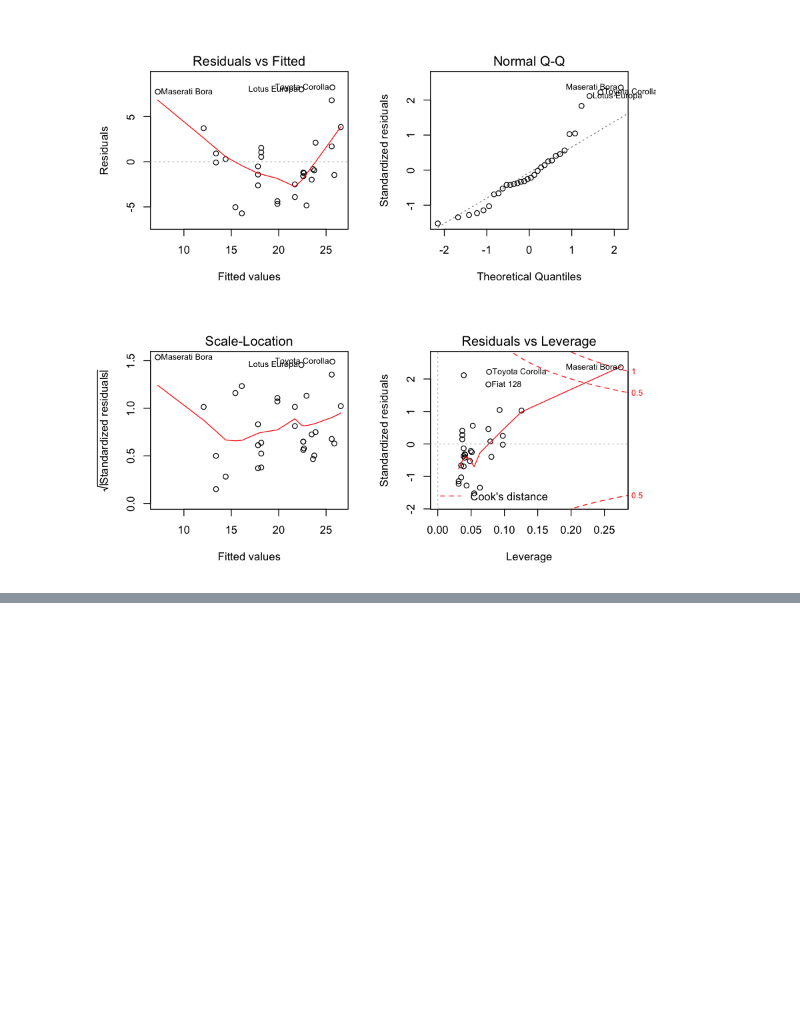
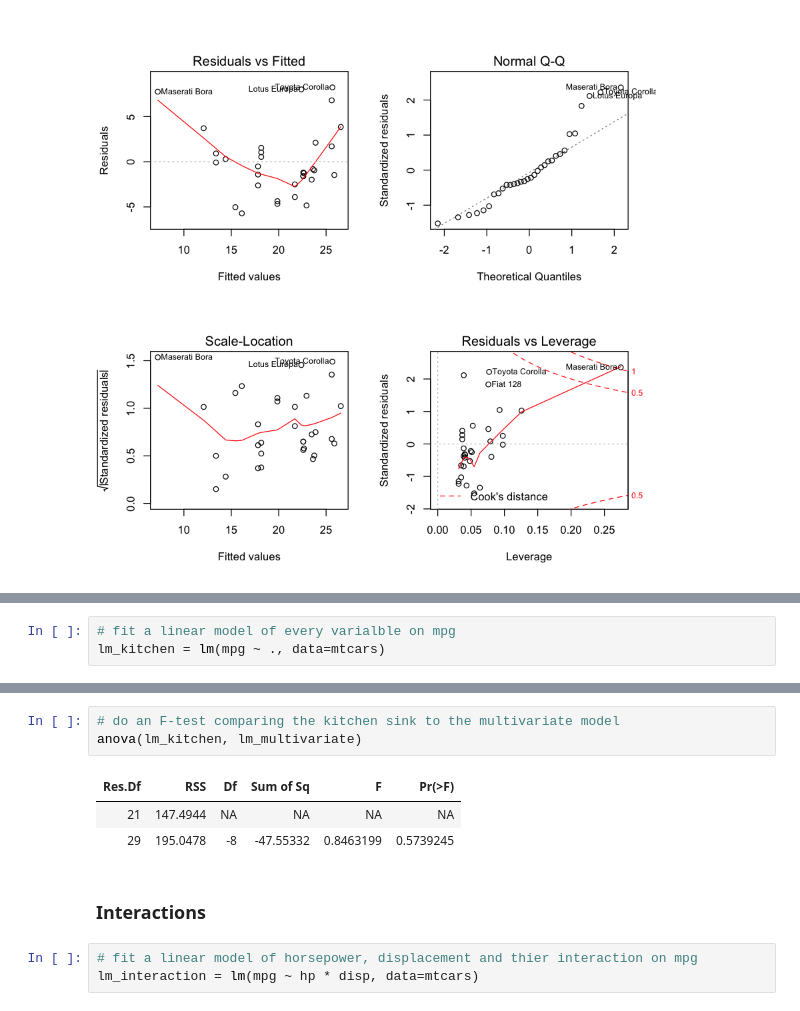
Before and after one commit to edkrueger/r-regression-labs, a Jupyter notebook: mtcars.ipynb, the cells around one changed output, grey strips where cells are left out. Saved outputs shown, nothing was run; the diff lists cells and outputs as text; blank space fills up the shorter version.

```diff
--- a/mtcars.ipynb
+++ b/mtcars.ipynb
@@ -288,0 +327,3 @@ anova(lm(mpg ~ hp + wt, data=mtcars), lm_univariate)
+# %%
+# fit a linear model of every varialble on mpg
+lm_kitchen = lm(mpg ~ ., data=mtcars)
@@ -288,0 +351,12 @@ anova(lm(mpg ~ hp + wt, data=mtcars), lm_univariate)
+# %%
+# do an F-test comparing the kitchen sink to the multivariate model
+anova(lm_kitchen, lm_multivariate)
+# %% [output]
+| Res.Df | RSS | Df | Sum of Sq | F | Pr(>F) |
+| 21 | 147.4944 | NA | NA | NA | NA |
+| 29 | 195.0478 | -8 | -47.55332 | 0.8463199 | 0.5739245 |
+# %% [markdown]
+### Interactions
+# %%
+# fit a linear model of horsepower, displacement and thier interaction on mpg
+lm_interaction = lm(mpg ~ hp * disp, data=mtcars)
```
Also changed, not shown: parts of 20 cells of this notebook.
